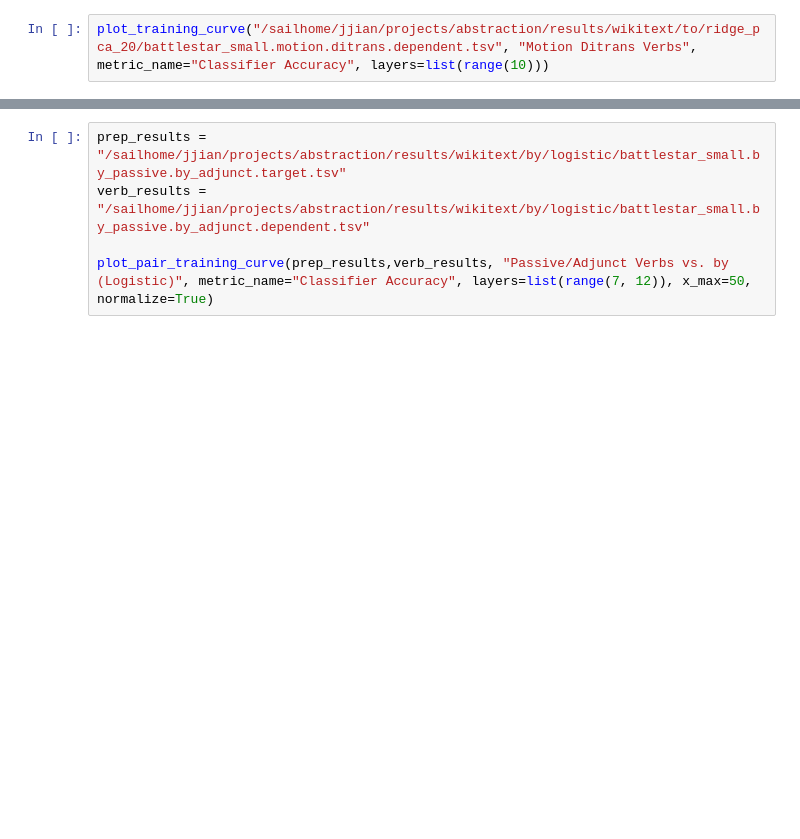
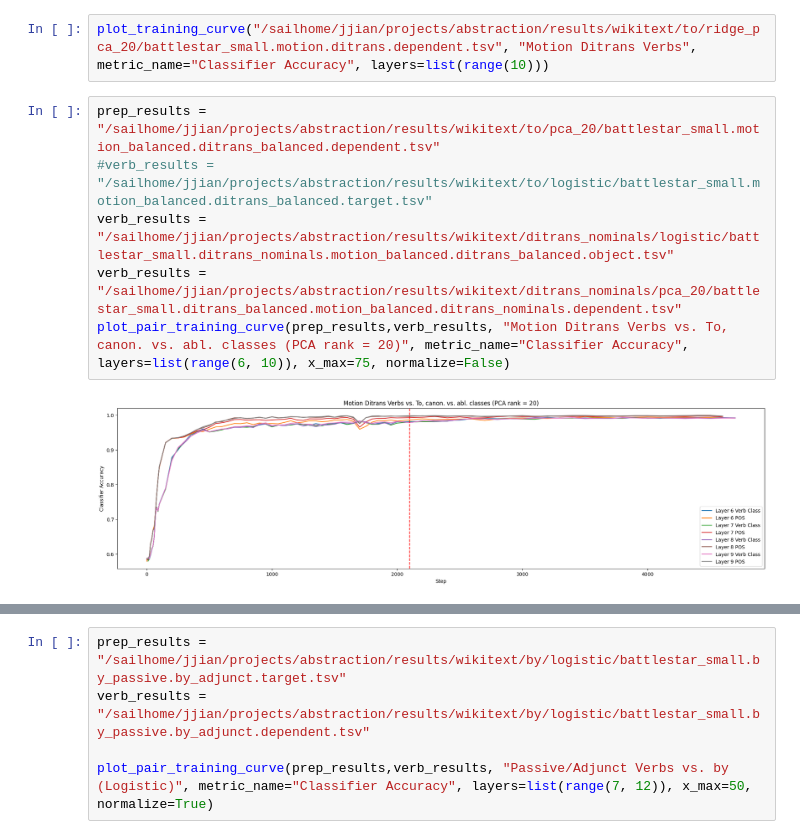
Before and after one commit to jasperjjian/abstraction, a Jupyter notebook: abstraction/analysis/plot.ipynb, the cells around one changed output, grey strips where cells are left out. Drawn from its saved outputs; the diff is of its cells as text; blank space fills up the shorter version.

```diff
--- a/abstraction/analysis/plot.ipynb
+++ b/abstraction/analysis/plot.ipynb
@@ -114,4 +114,12 @@ def plot_object_training_curve(target_path, dependent_path, object_path, title,
 plot_training_curve("/sailhome/jjian/projects/abstraction/results/wikitext/to/ridge_pca_20/battlestar_small.motion.ditrans.target.tsv", "Motion Ditrans to", metric_name="Classifier Accuracy", layers=list(range(10)))
 # %%
 plot_training_curve("/sailhome/jjian/projects/abstraction/results/wikitext/to/ridge_pca_20/battlestar_small.motion.ditrans.dependent.tsv", "Motion Ditrans Verbs", metric_name="Classifier Accuracy", layers=list(range(10)))
+# %%
+prep_results = "/sailhome/jjian/projects/abstraction/results/wikitext/to/pca_20/battlestar_small.motion_balanced.ditrans_balanced.dependent.tsv"
+#verb_results = "/sailhome/jjian/projects/abstraction/results/wikitext/to/logistic/battlestar_small.motion_balanced.ditrans_balanced.target.tsv"
+verb_results = "/sailhome/jjian/projects/abstraction/results/wikitext/ditrans_nominals/logistic/battlestar_small.ditrans_nominals.motion_balanced.ditrans_balanced.object.tsv"
+verb_results = "/sailhome/jjian/projects/abstraction/results/wikitext/ditrans_nominals/pca_20/battlestar_small.ditrans_balanced.motion_balanced.ditrans_nominals.dependent.tsv"
+plot_pair_training_curve(prep_results,verb_results, "Motion Ditrans Verbs vs. To, canon. vs. abl. classes (PCA rank = 20)", metric_name="Classifier Accuracy", layers=list(range(6, 10)), x_max=75, normalize=False)
+# %% [output]
+[figure, added]
 # %%
```
Also changed, not shown: parts of 4 cells of this notebook, 22 other files.
